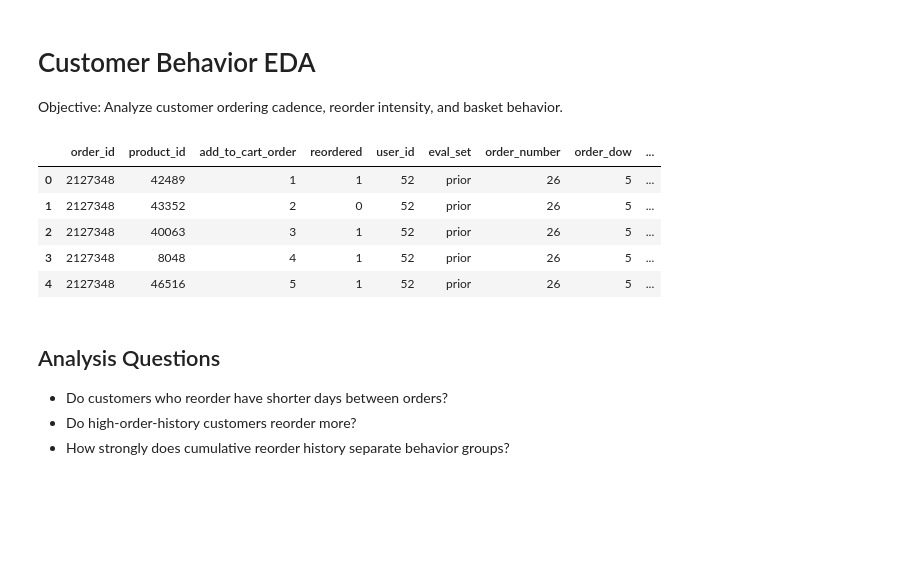
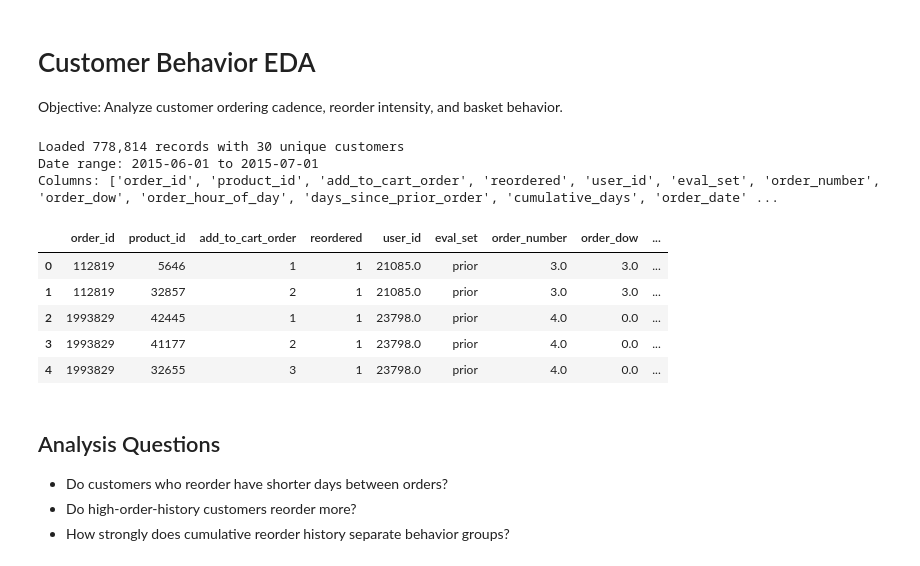
Before and after one commit to ppts2545/Instacart-Market-Basket-Analysis, a Jupyter notebook: notebooks/02_Exploratory_Data_Analysis/02_customer_behavior.ipynb, the cells around one changed output. Cells and saved outputs as stored; diff of their text form; code cells hidden in the pictures; blank space fills up the shorter version.

```diff
--- a/notebooks/02_Exploratory_Data_Analysis/02_customer_behavior.ipynb
+++ b/notebooks/02_Exploratory_Data_Analysis/02_customer_behavior.ipynb
@@ -3,44 +3,51 @@
 
 Objective: Analyze customer ordering cadence, reorder intensity, and basket behavior.
 # %%
+import importlib
 import sys
 from pathlib import Path
 import numpy as np
 import pandas as pd
 import seaborn as sns
 import matplotlib.pyplot as plt
 
-USE_SAMPLE = True
 sns.set_theme(style="whitegrid")
 
+# Setup project path
 PROJECT_ROOT = Path.cwd().resolve()
 if not (PROJECT_ROOT / "src").exists():
     for parent in PROJECT_ROOT.parents:
         if (parent / "src").exists() and (parent / "data").exists():
             PROJECT_ROOT = parent
             break
 
 if str(PROJECT_ROOT / "src") not in sys.path:
     sys.path.insert(0, str(PROJECT_ROOT / "src"))
 
-from instacart_quality import load_eda_base
+# Reload the loader module so notebook execution always uses the latest code.
+import instacart_quality.data_access as data_access_module
+importlib.reload(data_access_module)
 
-tables = load_eda_base(use_sample=USE_SAMPLE, project_root=PROJECT_ROOT)
-orders = tables["orders"]
-order_products = tables["order_products_prior"]
+USE_SAMPLE = True
+df = data_access_module.load_customer_behavior_data(
+    use_sample=USE_SAMPLE,
+    project_root=PROJECT_ROOT,
+)
 
-df = order_products.merge(orders, on="order_id", how="left")
-df = df.sort_values(["user_id", "order_number", "add_to_cart_order"]).reset_index(drop=True)
-df["cumulative_reorder_per_customer"] = df.groupby("user_id")["reordered"].cumsum()
-
+print(f"Loaded {len(df):,} records with {df['user_id'].nunique():,} unique customers")
+print(f"Date range: {df['order_date'].min().date()} to {df['order_date'].max().date()}")
+print(f"Columns: {list(df.columns)}\n")
 df.head()
 # %% [output]
+Loaded 778,814 records with 30 unique customers
+Date range: 2015-06-01 to 2015-07-01
+Columns: ['order_id', 'product_id', 'add_to_cart_order', 'reordered', 'user_id', 'eval_set', 'order_number', 'order_dow', 'order_hour_of_day', 'days_since_prior_order', 'cumulative_days', 'order_date' ...
 |  | order_id | product_id | add_to_cart_order | reordered | user_id | eval_set | order_number | order_dow | ... |
-| 0 | 2127348 | 42489 | 1 | 1 | 52 | prior | 26 | 5 | ... |
-| 1 | 2127348 | 43352 | 2 | 0 | 52 | prior | 26 | 5 | ... |
-| 2 | 2127348 | 40063 | 3 | 1 | 52 | prior | 26 | 5 | ... |
-| 3 | 2127348 | 8048 | 4 | 1 | 52 | prior | 26 | 5 | ... |
-| 4 | 2127348 | 46516 | 5 | 1 | 52 | prior | 26 | 5 | ... |
+| 0 | 112819 | 5646 | 1 | 1 | 21085.0 | prior | 3.0 | 3.0 | ... |
+| 1 | 112819 | 32857 | 2 | 1 | 21085.0 | prior | 3.0 | 3.0 | ... |
+| 2 | 1993829 | 42445 | 1 | 1 | 23798.0 | prior | 4.0 | 0.0 | ... |
+| 3 | 1993829 | 41177 | 2 | 1 | 23798.0 | prior | 4.0 | 0.0 | ... |
+| 4 | 1993829 | 32655 | 3 | 1 | 23798.0 | prior | 4.0 | 0.0 | ... |
 # %% [markdown]
 ## Analysis Questions
 - Do customers who reorder have shorter days between orders?
```
Also changed, not shown: parts of 20 cells of this notebook, 23 other files.
